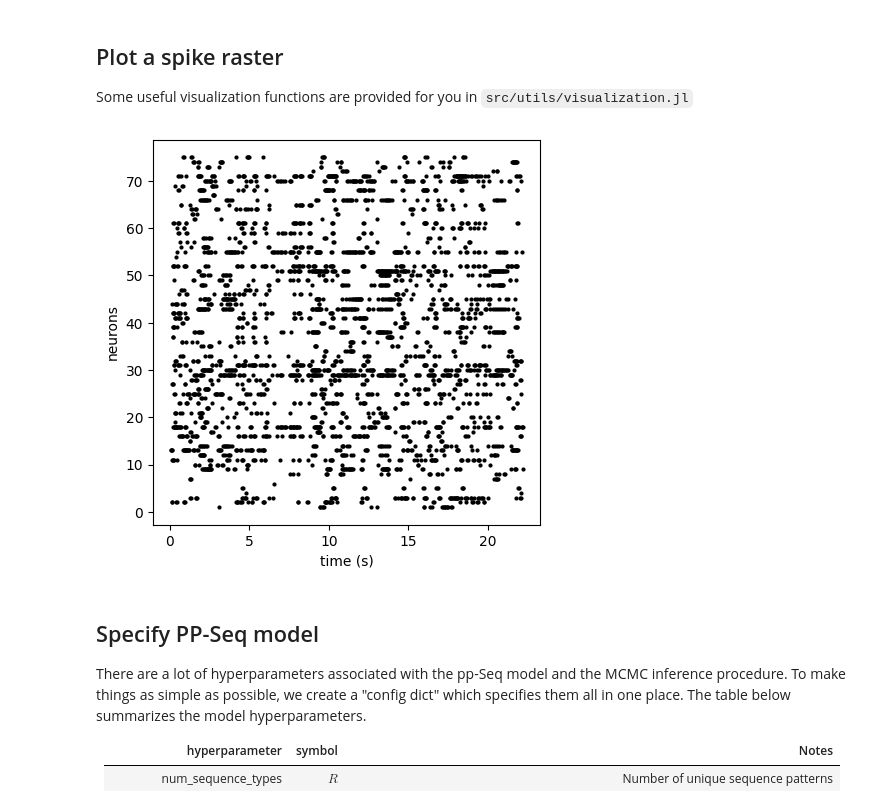
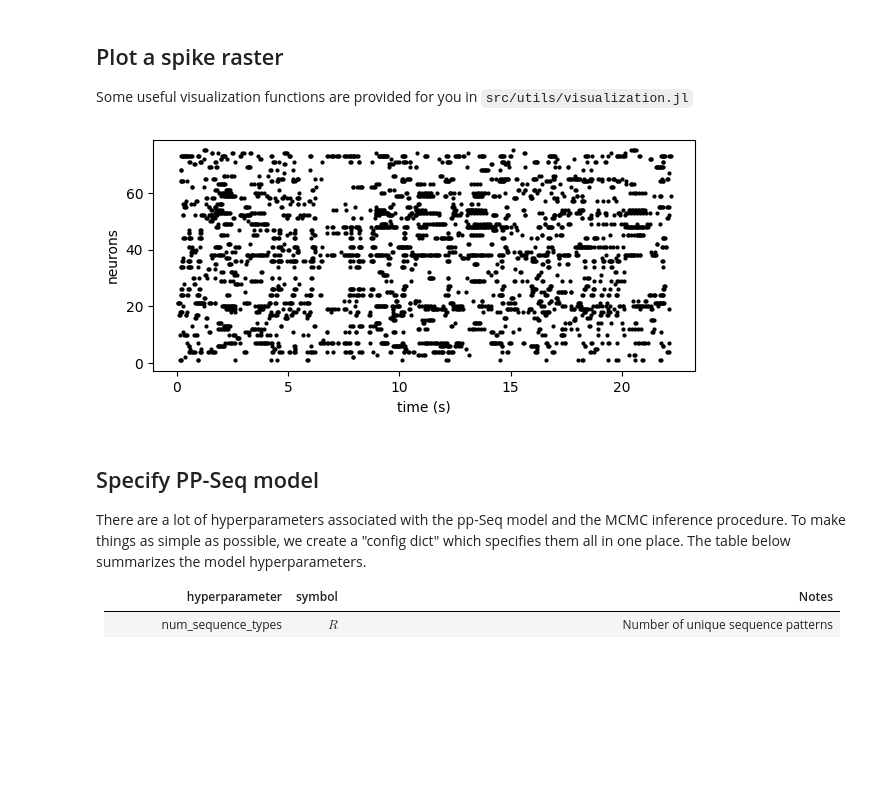
Before and after one commit to lindermanlab/PPSeq.jl, a Jupyter notebook: demo/songbird.ipynb, the cells around one changed output. Drawn from its saved outputs; the diff is of its cells as text; code cells hidden in the pictures; blank space fills up the shorter version.

```diff
--- a/demo/songbird.ipynb
+++ b/demo/songbird.ipynb
@@ -43,9 +43,9 @@ end
 Some useful visualization functions are provided for you in `src/utils/visualization.jl`
 # %%
 fig = seq.plot_raster(spikes; color="k") # returns matplotlib Figure
-fig.set_size_inches([5, 5]);
+fig.set_size_inches([7, 3]);
 # %% [output]
-[figure, old version]
+[figure, new version]
 # %% [markdown]
 ## Specify PP-Seq model
 
```
Also changed, not shown: parts of 7 cells of this notebook, 2 other files.
